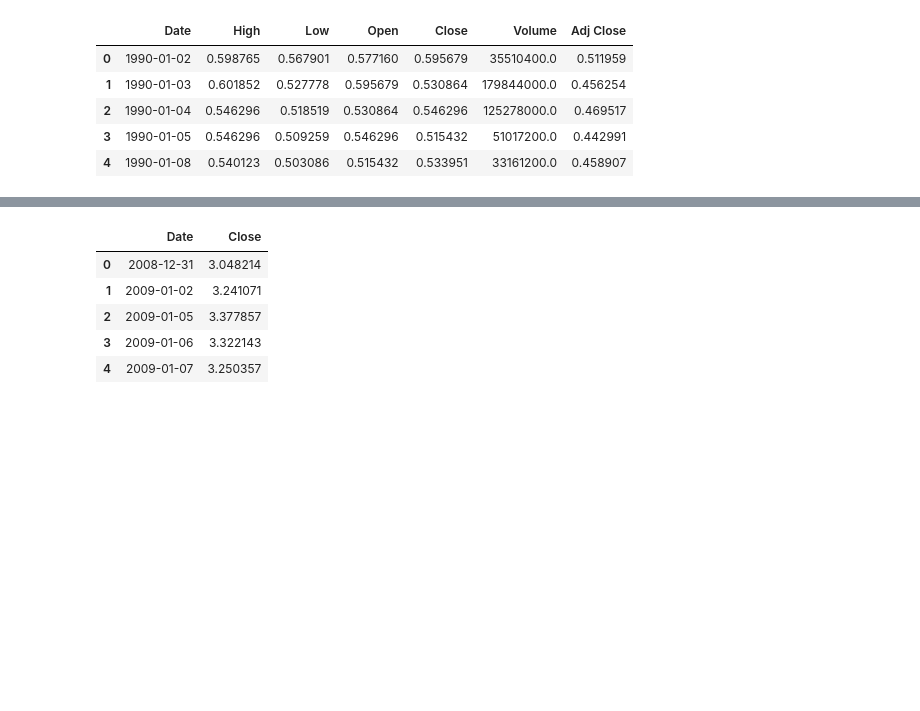
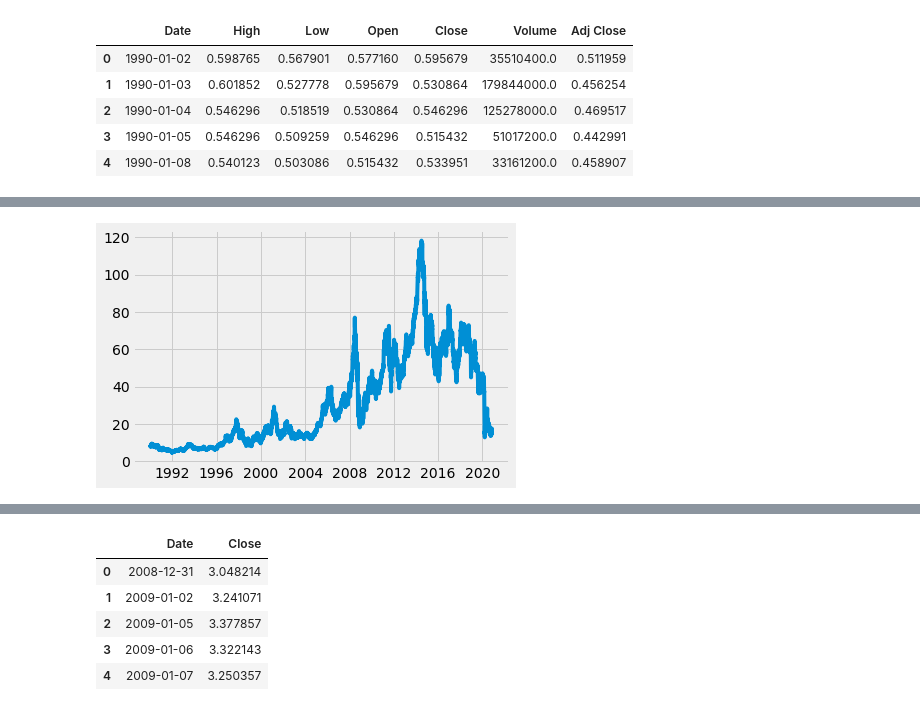
Before and after one commit to yuchild/erik_interviewqs, a Jupyter notebook: question_stocks_monte_carlo.ipynb, the cells around one changed output, grey strips where cells are left out. Cells and saved outputs as stored; diff of their text form; code cells hidden in the pictures; blank space fills up the shorter version.

```diff
--- a/question_stocks_monte_carlo.ipynb
+++ b/question_stocks_monte_carlo.ipynb
@@ -150,0 +390,4 @@ hp.shape
+# %%
+# graph data prices vs time
+import matplotlib.pyplot as plt
+plt.style.use('fivethirtyeight')
@@ -150,0 +403,6 @@ hp.shape
+# %%
+plt.plot(hp.Date # x values
+         , hp.Close # y values
+        );
+# %% [output]
+[figure, added]
```
Also changed, not shown: parts of 37 cells of this notebook.
